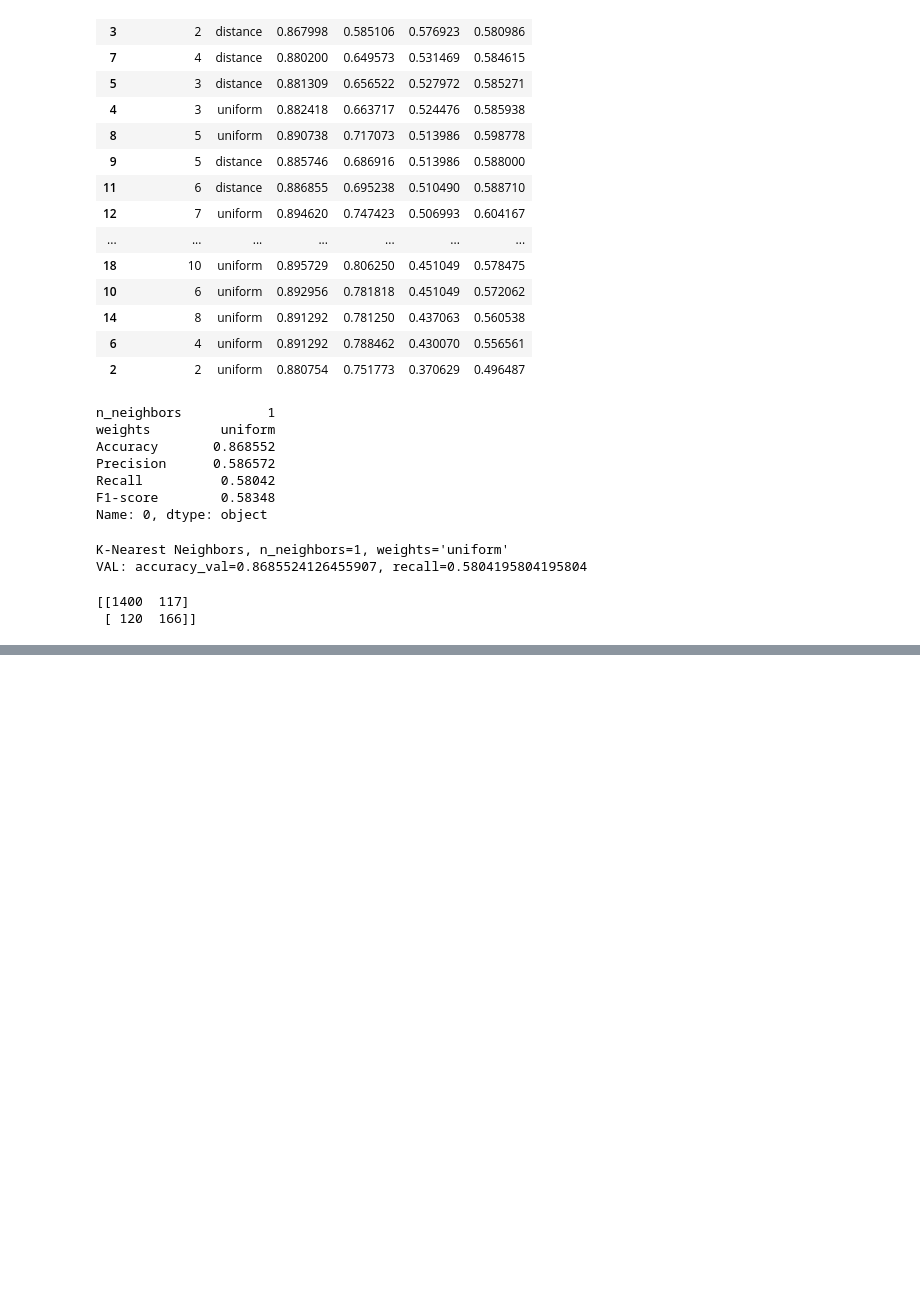
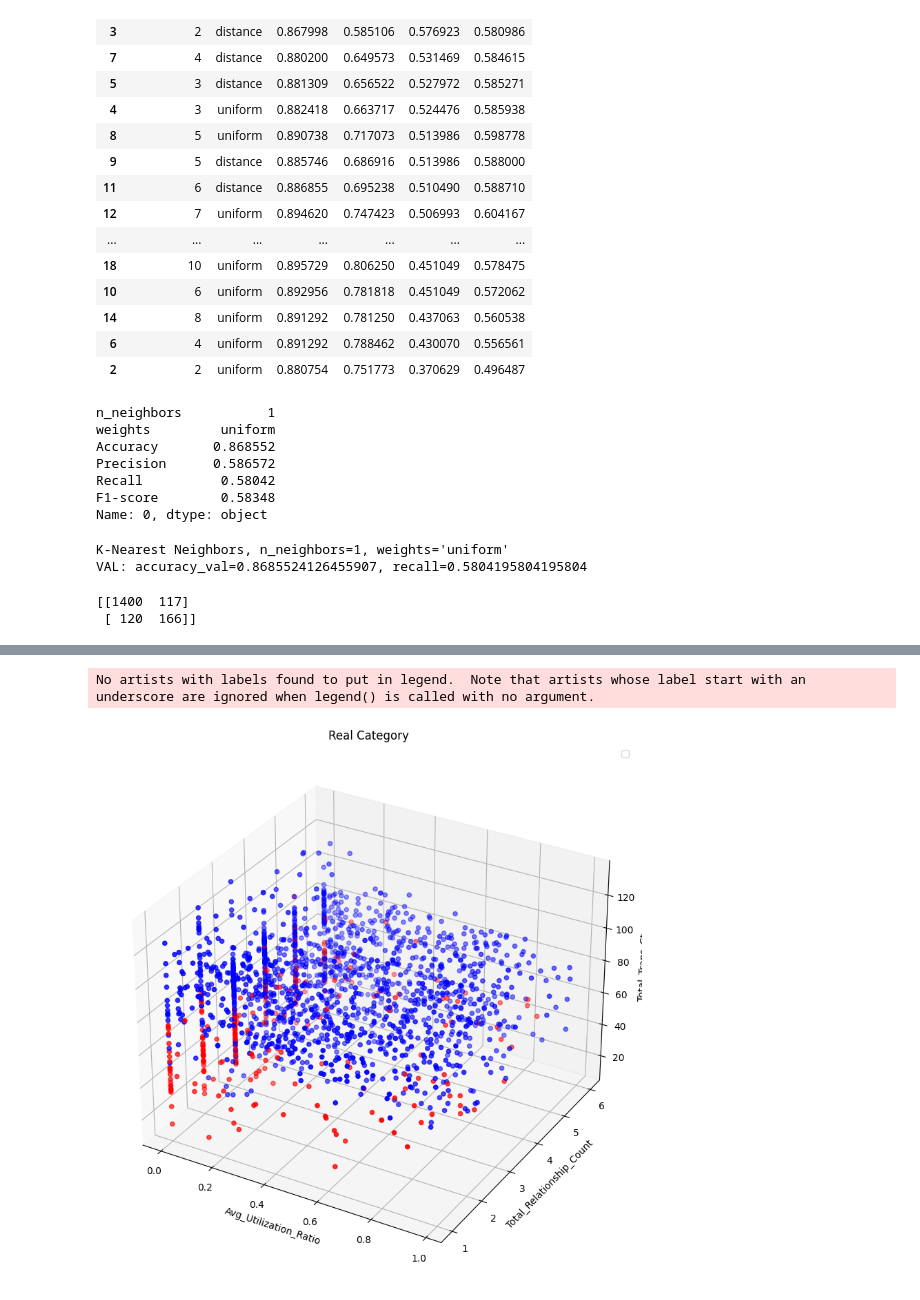
Before and after one commit to baroneleonardo/Predicting-Bank-Customers-Attrition, a Jupyter notebook: KNN.ipynb, the cells around one changed output, grey strips where cells are left out. Drawn from its saved outputs; the diff is of its cells as text; code cells hidden in the pictures; blank space fills up the shorter version.

```diff
--- a/KNN.ipynb
+++ b/KNN.ipynb
@@ -183,0 +198,35 @@ Text(0.5, 23.52222222222222, 'Prediction')
+# %%
+import matplotlib.pyplot as plt
+from mpl_toolkits.mplot3d import Axes3D
+
+# Supponiamo che x_train sia una matrice con 3 features (x1, x2, x3)
+# y_train sia l'array delle etichette di classe reali
+# y_pred sia l'array delle etichette di classe predette
+
+# Creazione del grafico tridimensionale
+fig = plt.figure(figsize=(13, 10))
+ax = fig.add_subplot(111, projection='3d')
+
+# Estrazione delle features
+x1 = x_val['Avg_Utilization_Ratio']
+x2 = x_val['Total_Relationship_Count']
+x3 = x_val['Total_Trans_Ct']
+
+
+# Tracciamento dei punti dei dati
+custom_cmap = colors.LinearSegmentedColormap.from_list(
+    'custom_blues', ['blue', 'red'])
+
+ax.scatter(x1, x2, x3, c=y_val, cmap=custom_cmap)
+
+# Etichettatura degli assi
+ax.set_xlabel('Avg_Utilization_Ratio')
+ax.set_ylabel('Total_Relationship_Count')
+ax.set_zlabel('Total_Trans_Ct')
+ax.set_title('Real Category')
+ax.legend()
+# Visualizzazione del grafico
+plt.show()
+# %% [output]
+No artists with labels found to put in legend.  Note that artists whose label start with an underscore are ignored when legend() is called with no argument.
+[figure, added]
```
Also changed, not shown: parts of 5 cells of this notebook, 6 other files.
